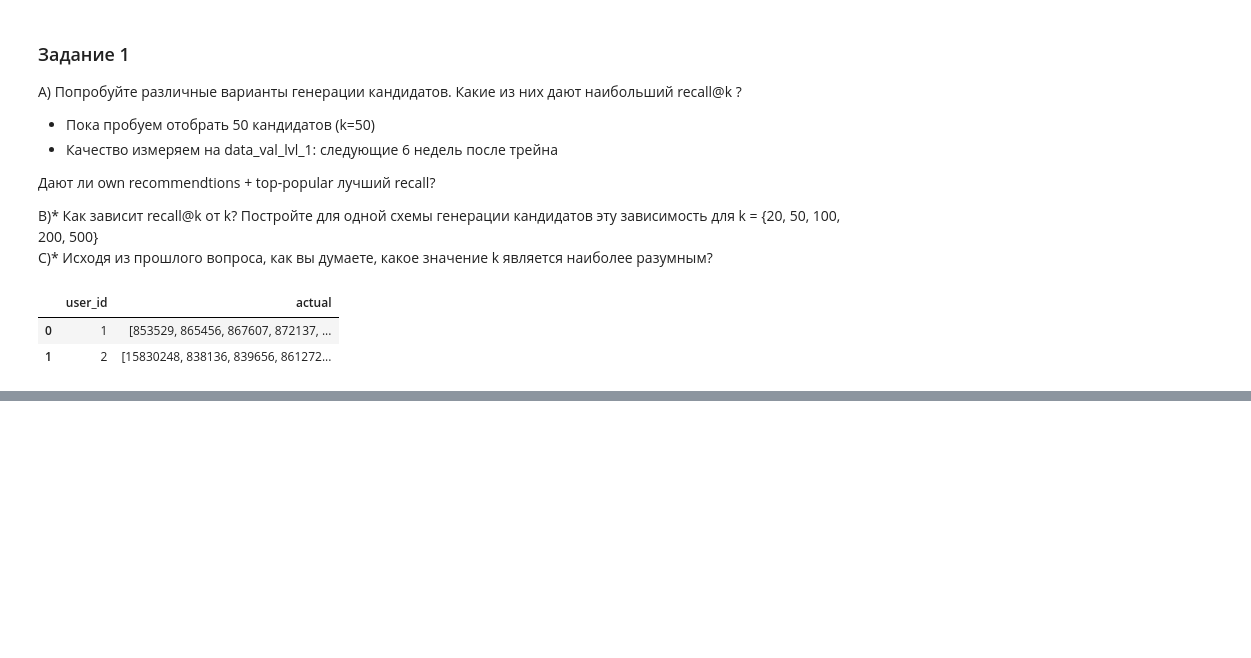
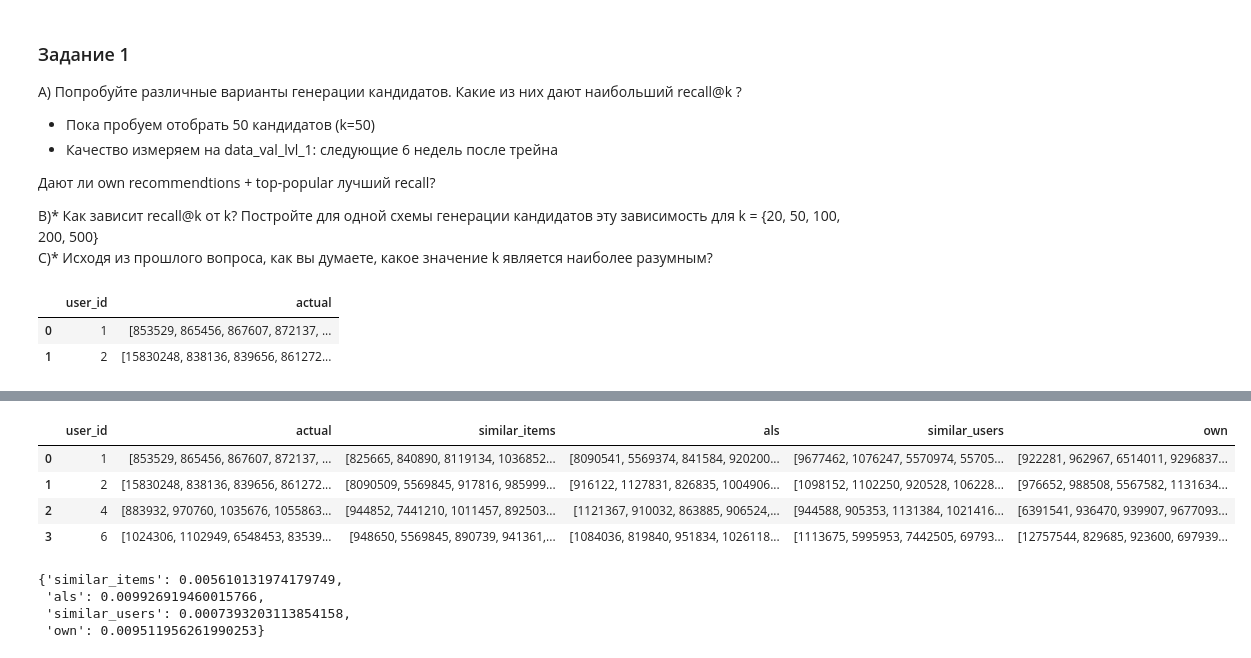
Before and after one commit to a1exkuchin/recommendation_systems, a Jupyter notebook: lesson-6.ipynb, the cells around one changed output, grey strips where cells are left out. Drawn from its saved outputs; the diff is of its cells as text; code cells hidden in the pictures; blank space fills up the shorter version.

```diff
--- a/lesson-6.ipynb
+++ b/lesson-6.ipynb
@@ -117,0 +127,21 @@ result_lvl_1['similar_users'] = result_lvl_1['user_id'].apply(lambda x: recommen
+# %%
+result_lvl_1.head(4)
+# %% [output]
+|  | user_id | actual | similar_items | als | similar_users | own |
+| 0 | 1 | [853529, 865456, 867607, 872137, ... | [825665, 840890, 8119134, 1036852... | [8090541, 5569374, 841584, 920200... | [9677462, 1076247, 5570974, 55705... | [922281, 962967, 6514011, 9296837... |
+| 1 | 2 | [15830248, 838136, 839656, 861272... | [8090509, 5569845, 917816, 985999... | [916122, 1127831, 826835, 1004906... | [1098152, 1102250, 920528, 106228... | [976652, 988508, 5567582, 1131634... |
+| 2 | 4 | [883932, 970760, 1035676, 1055863... | [944852, 7441210, 1011457, 892503... | [1121367, 910032, 863885, 906524,... | [944588, 905353, 1131384, 1021416... | [6391541, 936470, 939907, 9677093... |
+| 3 | 6 | [1024306, 1102949, 6548453, 83539... | [948650, 5569845, 890739, 941361,... | [1084036, 819840, 951834, 1026118... | [1113675, 5995953, 7442505, 69793... | [12757544, 829685, 923600, 697939... |
+# %%
+# измеряем качество на data_val_lvl_1 с помощью recall@k
+methods = ['similar_items', 'als', 'similar_users', 'own']
+recall = dict()
+for method in methods:
+    recall[method] = result_lvl_1.apply(lambda row: recall_at_k(row[method], row['actual']), axis=1).mean()
+
+recall
+# %% [output]
+{'similar_items': 0.005610131974179749,
+ 'als': 0.009926919460015766,
+ 'similar_users': 0.0007393203113854158,
+ 'own': 0.009511956261990253}
```
Also changed, not shown: parts of 16 cells of this notebook, 1 other file.
